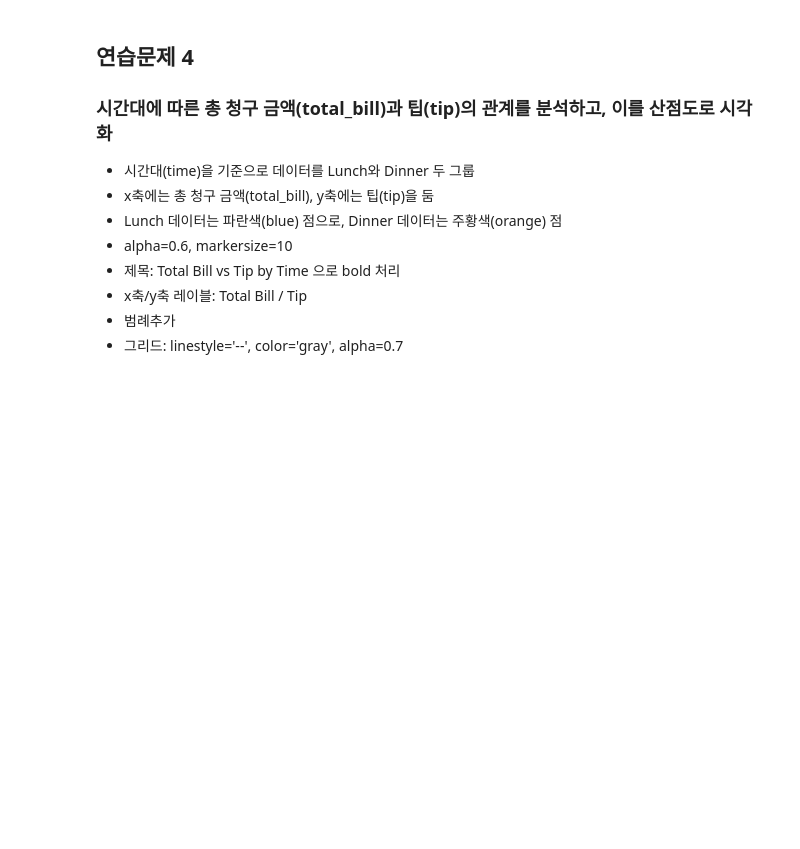
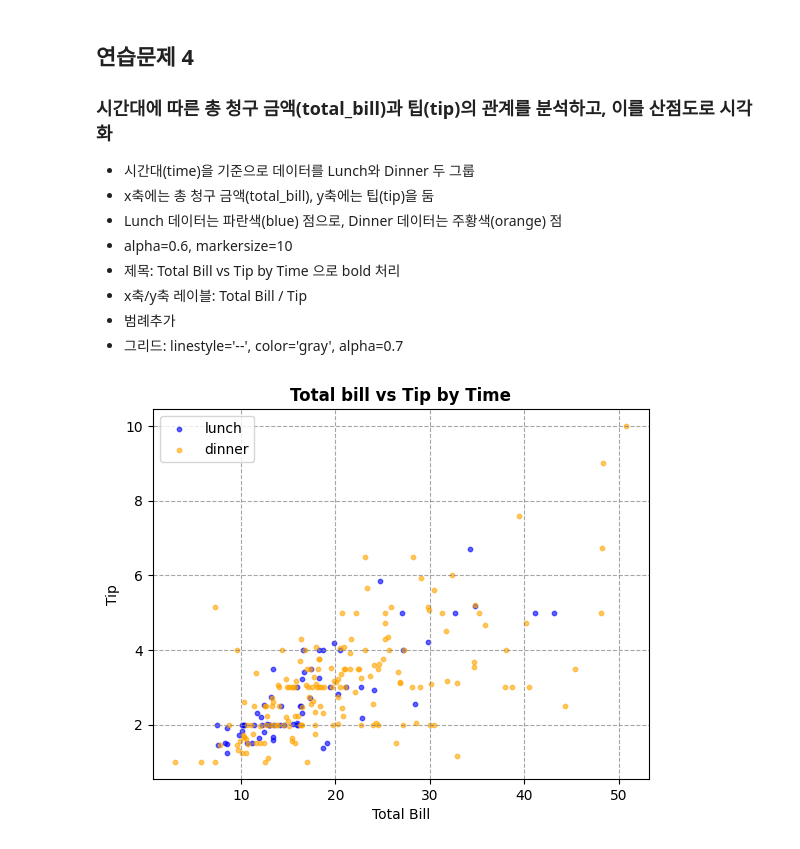
Before and after one commit to ChopinBag/cseHW, a Jupyter notebook: Practice/2-1/DS_Intro/midterm/matplot.ipynb, the cells around one changed output. Cells and saved outputs as stored; diff of their text form; code cells hidden in the pictures; blank space fills up the shorter version.

```diff
--- a/Practice/2-1/DS_Intro/midterm/matplot.ipynb
+++ b/Practice/2-1/DS_Intro/midterm/matplot.ipynb
@@ -299,3 +298,19 @@ plt.show()
 - 그리드: linestyle='--', color='gray', alpha=0.7
 # %%
 df_tips = pd.read_csv('../assets/tips.csv')
+
+lunch = df_tips[df_tips['time'] == 'Lunch']
+dinner = df_tips[df_tips['time'] == 'Dinner']
+
+plt.scatter(x = lunch['total_bill'], y= lunch['tip'], color='blue', alpha=0.6, s=10, label='lunch')
+plt.scatter(x = dinner['total_bill'], y= dinner['tip'], color='orange', alpha=0.6, s=10, label = 'dinner')
+
+plt.title('Total bill vs Tip by Time',fontweight='bold')
+plt.xlabel('Total Bill')
+plt.ylabel('Tip')
+plt.legend()
+plt.grid(linestyle='--', color='gray', alpha=0.7)
+
+plt.show()
+# %% [output]
+[figure, added]
```
Also changed, not shown: parts of 1 cell of this notebook.
